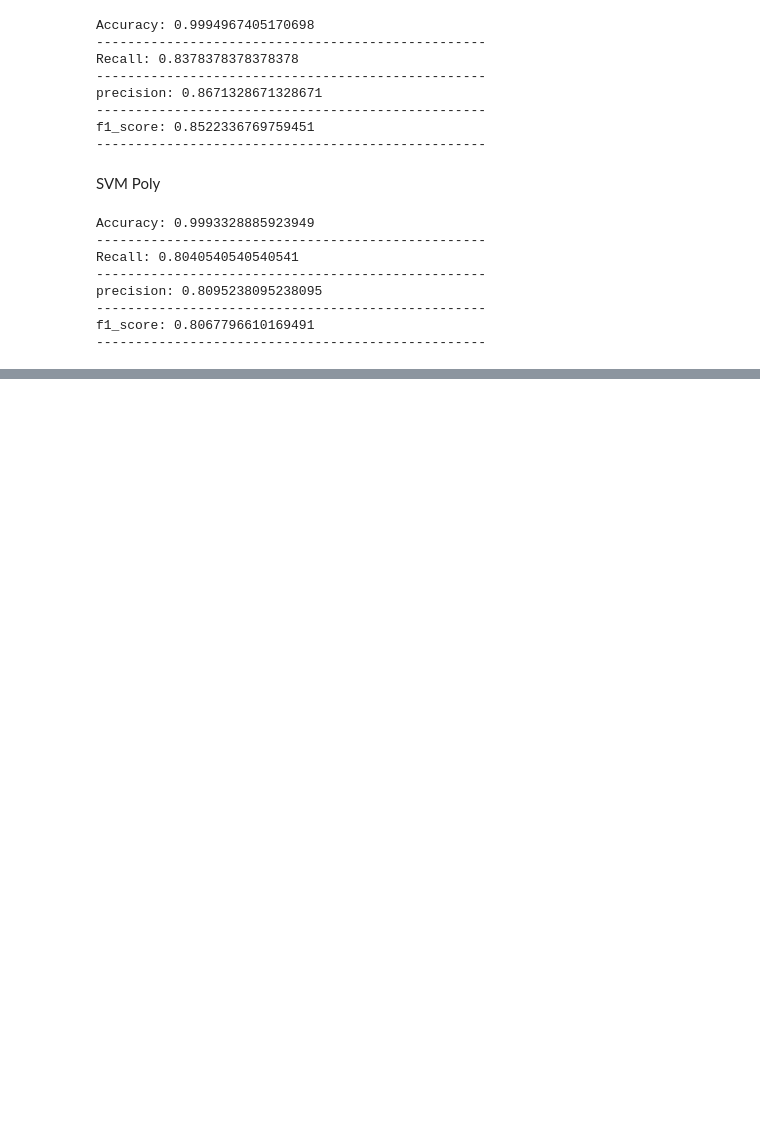
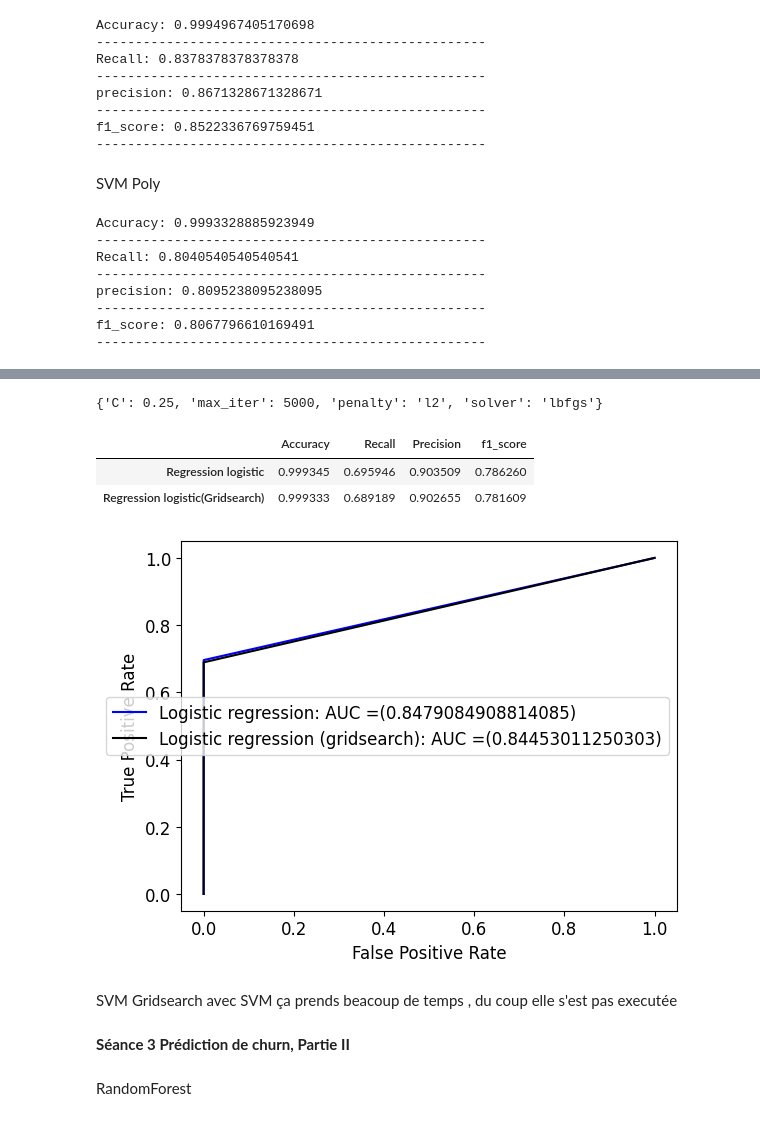
Before and after one commit to hamel-amir/Projet_Machine_learning, a Jupyter notebook: Copie_de_CreditCard.ipynb, the cells around one changed output, grey strips where cells are left out. Cells and saved outputs as stored; diff of their text form; code cells hidden in the pictures; blank space fills up the shorter version.

```diff
--- a/Copie_de_CreditCard.ipynb
+++ b/Copie_de_CreditCard.ipynb
@@ -557,0 +650,14 @@ curbe_ROC_SVM()
+# %%
+LR_grid = {'penalty': ['l2', 'elasticnet'],
+           'C': [0.25, 0.5, 0.75, 1, 0.1],
+           'max_iter': [5000, 5500],
+           'solver': ['lbfgs', 'liblinear']}
+
+log_reg = LogisticRegression()
+log_cv = GridSearchCV(
+    log_reg,
+    LR_grid,
+    scoring="f1",
+    n_jobs=-1,
+)
+log_cv.fit(X_train, y_train)
@@ -557,0 +688,40 @@ curbe_ROC_SVM()
+# %%
+log_cv.best_params_
+# %% [output]
+{'C': 0.25, 'max_iter': 5000, 'penalty': 'l2', 'solver': 'lbfgs'}
+# %%
+log_reg = LogisticRegression(**log_cv.best_params_)
+log_reg.fit(X_train, y_train)
+reg_g_pred=log_reg.predict(X_test)
+# %%
+X = [
+        [metrics.accuracy_score(y_test, pred),metrics.recall_score(y_test, pred), metrics.precision_score(y_test, pred), metrics.f1_score(y_test, pred)],
+        [metrics.accuracy_score(y_test, reg_g_pred),metrics.recall_score(y_test, reg_g_pred),metrics.precision_score(y_test, reg_g_pred), metrics.f1_score(y_test, reg_g_pred)],
+
+    ]
+resultat_log = pd.DataFrame(data=X, columns=['Accuracy', 'Recall', 'Precision', 'f1_score'], index = ['Regression logistic','Regression logistic(Gridsearch)'])
+resultat_log
+# %% [output]
+|  | Accuracy | Recall | Precision | f1_score |
+| Regression logistic | 0.999345 | 0.695946 | 0.903509 | 0.786260 |
+| Regression logistic(Gridsearch) | 0.999333 | 0.689189 | 0.902655 | 0.781609 |
+# %%
+import matplotlib.pyplot as plt
+fpr_RF, tpr_RF, thresholds_RF = metrics.roc_curve(y_test,pred)
+g_fpr_RF, g_tpr_RF, g_thresholds_RF = metrics.roc_curve(y_test, reg_g_pred)
+
+# AUC
+auc_RF = metrics.roc_auc_score(y_test,pred)
+g_auc_RF = metrics.roc_auc_score(y_test, reg_g_pred)
+plt.plot(fpr_RF, tpr_RF,'b-',label = f'Logistic regression: AUC =({auc_RF})')
+plt.plot(g_fpr_RF,g_tpr_RF,'k-',label = f'Logistic regression (gridsearch): AUC =({g_auc_RF})')
+
+plt.legend()
+plt.xlabel('False Positive Rate')
+plt.ylabel('True Positive Rate')
+plt.show()
+# %% [output]
+[figure, added]
+# %% [markdown]
+SVM
+Gridsearch avec SVM ça prends beacoup de temps , du coup elle s'est pas executée
@@ -557,0 +739,4 @@ curbe_ROC_SVM()
+# %% [markdown]
+**Séance 3 Prédiction de churn, Partie II**
+# %% [markdown]
+RandomForest
```
Also changed, not shown: parts of 38 cells of this notebook.
